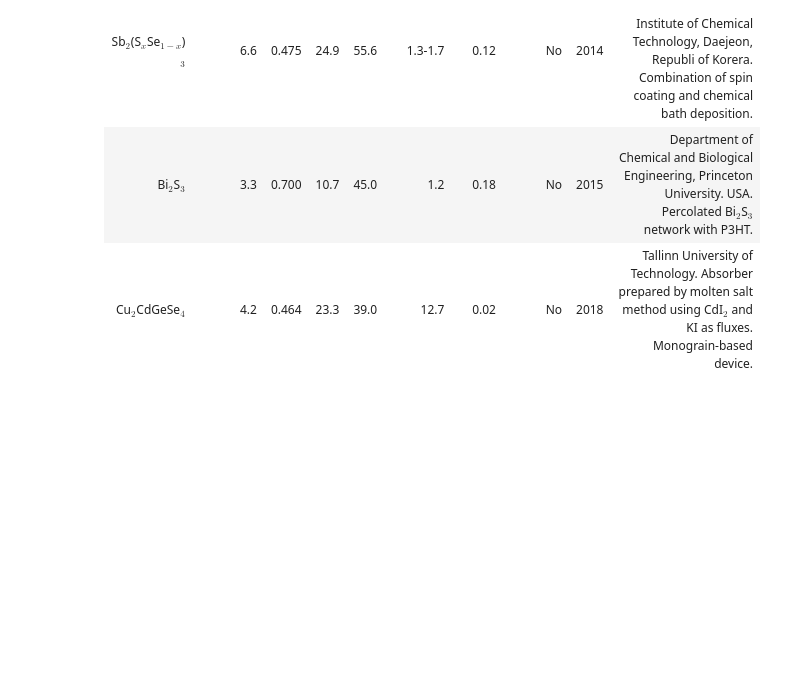
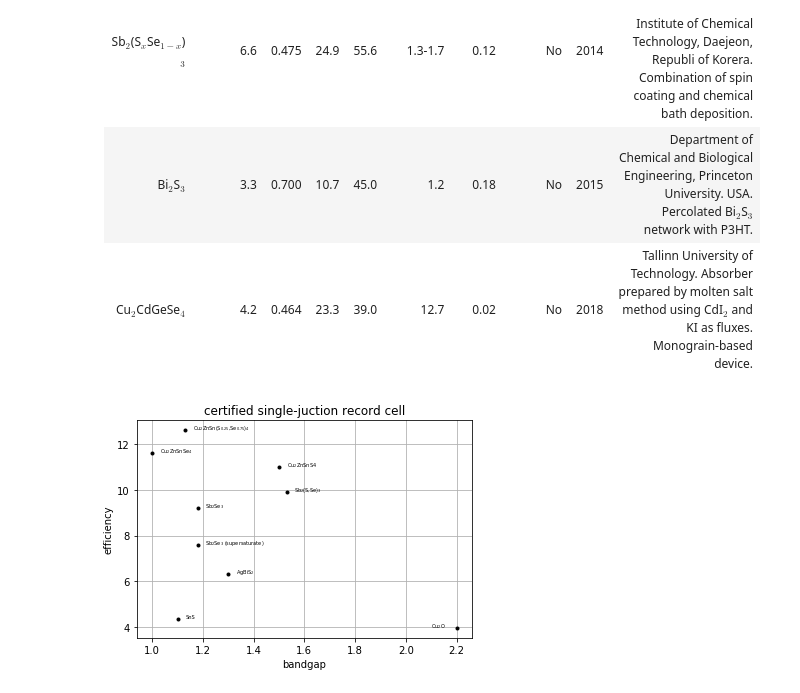
Before and after one commit to emergingpv/emergingpv.github.io, a Jupyter notebook: data chart.ipynb, the cells around one changed output. Drawn from its saved outputs; the diff is of its cells as text; code cells hidden in the pictures; blank space fills up the shorter version.

```diff
--- a/data chart.ipynb
+++ b/data chart.ipynb
@@ -63,0 +68,10 @@ Table 2. List of non-certified single-junction record cells under global AM1.5 s
+# %%
+sb2se3=[9.2,1.18]
+cu2znsns4=[11,1.5]
+cu2znsns025se075_4=[12.6,1.13]
+cu2znsnse_4=[11.6,1.0]
+cu2o=[3.97,2.2]
+sns=[4.36,1.1]
+sb2se3_sat=[7.6,1.18]
+sb2s_se3=[9.9,1.53]
+agbis2=[6.31,1.3]
@@ -63,0 +82,27 @@ Table 2. List of non-certified single-junction record cells under global AM1.5 s
+# %%
+plt.figure() #New figure
+plt.plot(sb2se3[1],sb2se3[0],'k.',label='Sb$_{2}$Se$_{3}$')
+plt.text(sb2se3[1]+0.03,sb2se3[0]+0.03, 'Sb$_{2}$Se$_{3}$', fontsize=5)
+plt.plot(cu2znsns4[1],cu2znsns4[0],'k.',label='Cu$_{2}$ZnSnS${4}$')
+plt.text(cu2znsns4[1]+0.03,cu2znsns4[0]+0.03, 'Cu$_{2}$ZnSnS${4}$', fontsize=5)
+plt.plot(cu2znsns025se075_4[1],cu2znsns025se075_4[0],'k.',label='Cu$_{2}$ZnSn(S$_{0.25}$,Se$_{0.75}$)$_{4}$')
+plt.text(cu2znsns025se075_4[1]+0.03,cu2znsns025se075_4[0]+0.03, 'Cu$_{2}$ZnSn(S$_{0.25}$,Se$_{0.75}$)$_{4}$', fontsize=5)
+plt.plot(cu2znsnse_4[1],cu2znsnse_4[0],'k.',label='Cu$_{2}$ZnSnSe$_{4}$')
+plt.text(cu2znsnse_4[1]+0.03,cu2znsnse_4[0]+0.03, 'Cu$_{2}$ZnSnSe$_{4}$', fontsize=5)
+plt.plot(cu2o[1],cu2o[0],'k.',label='Cu$_{2}$O')
+plt.text(cu2o[1]-0.1,cu2o[0]+0.03, 'Cu$_{2}$O', fontsize=5)
+plt.plot(sns[1],sns[0],'k.',label='SnS')
+plt.text(sns[1]+0.03,sns[0]+0.03, 'SnS', fontsize=5)
+plt.plot(sb2se3_sat[1],sb2se3_sat[0],'k.',label='Sb$_{2}$Se$_{3}$ (supersaturate)')
+plt.text(sb2se3_sat[1]+0.03,sb2se3_sat[0]+0.03, 'Sb$_{2}$Se$_{3}$ (supersaturate)', fontsize=5)
+plt.plot(sb2s_se3[1],sb2s_se3[0],'k.',label='Sb$_{2}$(S,Se)$_{3}$')
+plt.text(sb2s_se3[1]+0.03,sb2s_se3[0]+0.03, 'Sb$_{2}$(S,Se)$_{3}$', fontsize=5)
+plt.plot(agbis2[1],agbis2[0],'k.',label='AgBiS$_{2}$')
+plt.text(agbis2[1]+0.03,agbis2[0]+0.03, 'AgBiS$_{2}$', fontsize=5)
+plt.title('certified single-juction record cell')
+plt.xlabel('bandgap')
+plt.ylabel('efficiency')
+plt.grid(True)
+plt.savefig("certified single-junction record cell",dpi=300)
+# %% [output]
+[figure, added]
```
Also changed, not shown: parts of 6 cells of this notebook, 3 other files.
